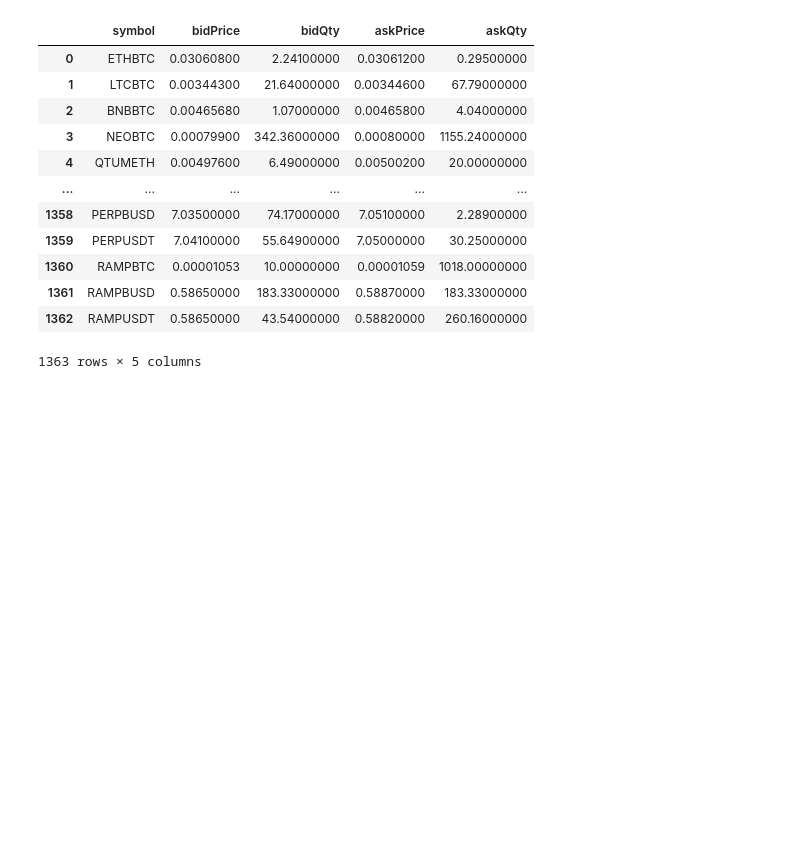
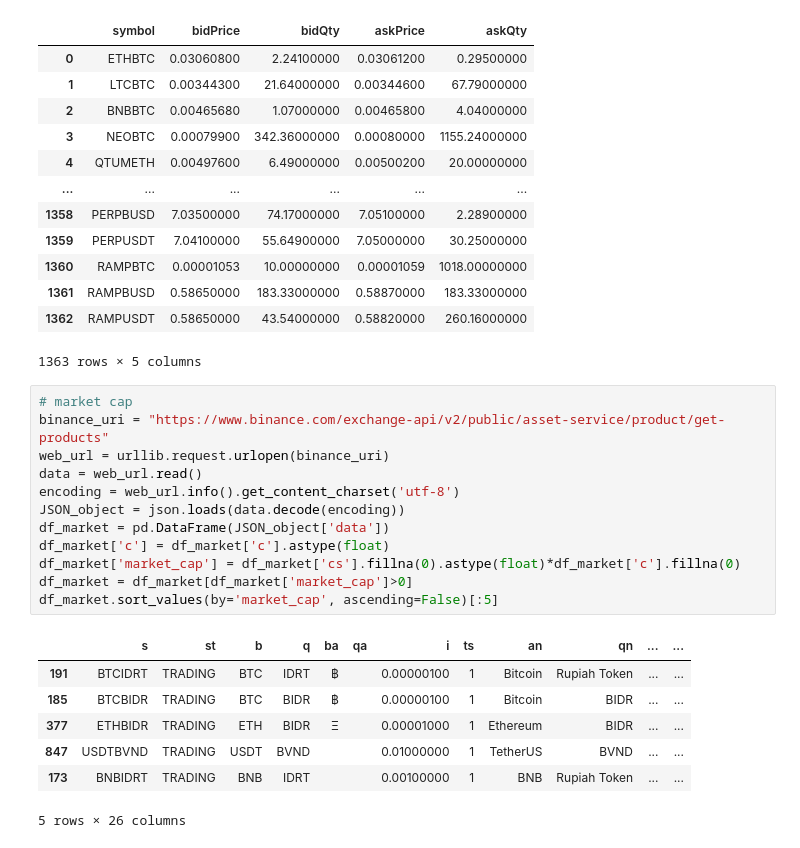
Before and after one commit to RicardoHS/binance-argitrager, a Jupyter notebook: prototype/notebooks/01-binance-api.ipynb, the cells around one changed output. Saved outputs shown, nothing was run; the diff lists cells and outputs as text; blank space fills up the shorter version.

```diff
--- a/prototype/notebooks/01-binance-api.ipynb
+++ b/prototype/notebooks/01-binance-api.ipynb
@@ -165,3 +165,23 @@ Wall time: 534 ms
 | 1361 | RAMPBUSD | 0.58650000 | 183.33000000 | 0.58870000 | 183.33000000 |
 | 1362 | RAMPUSDT | 0.58650000 | 43.54000000 | 0.58820000 | 260.16000000 |
 1363 rows × 5 columns
+# %%
+# market cap
+binance_uri = "https://www.binance.com/exchange-api/v2/public/asset-service/product/get-products"
+web_url = urllib.request.urlopen(binance_uri)
+data = web_url.read()
+encoding = web_url.info().get_content_charset('utf-8')
+JSON_object = json.loads(data.decode(encoding))
+df_market = pd.DataFrame(JSON_object['data'])
+df_market['c'] = df_market['c'].astype(float)
+df_market['market_cap'] = df_market['cs'].fillna(0).astype(float)*df_market['c'].fillna(0)
+df_market = df_market[df_market['market_cap']>0]
+df_market.sort_values(by='market_cap', ascending=False)[:5]
+# %% [output]
+|  | s | st | b | q | ba | qa | i | ts | an | qn | ... | ... |
+| 191 | BTCIDRT | TRADING | BTC | IDRT | ฿ |  | 0.00000100 | 1 | Bitcoin | Rupiah Token | ... | ... |
+| 185 | BTCBIDR | TRADING | BTC | BIDR | ฿ |  | 0.00000100 | 1 | Bitcoin | BIDR | ... | ... |
+| 377 | ETHBIDR | TRADING | ETH | BIDR | Ξ |  | 0.00001000 | 1 | Ethereum | BIDR | ... | ... |
+| 847 | USDTBVND | TRADING | USDT | BVND |  |  | 0.01000000 | 1 | TetherUS | BVND | ... | ... |
+| 173 | BNBIDRT | TRADING | BNB | IDRT |  |  | 0.00100000 | 1 | BNB | Rupiah Token | ... | ... |
+5 rows × 26 columns
```
Also changed, not shown: parts of 1 cell of this notebook, 5 other files.
